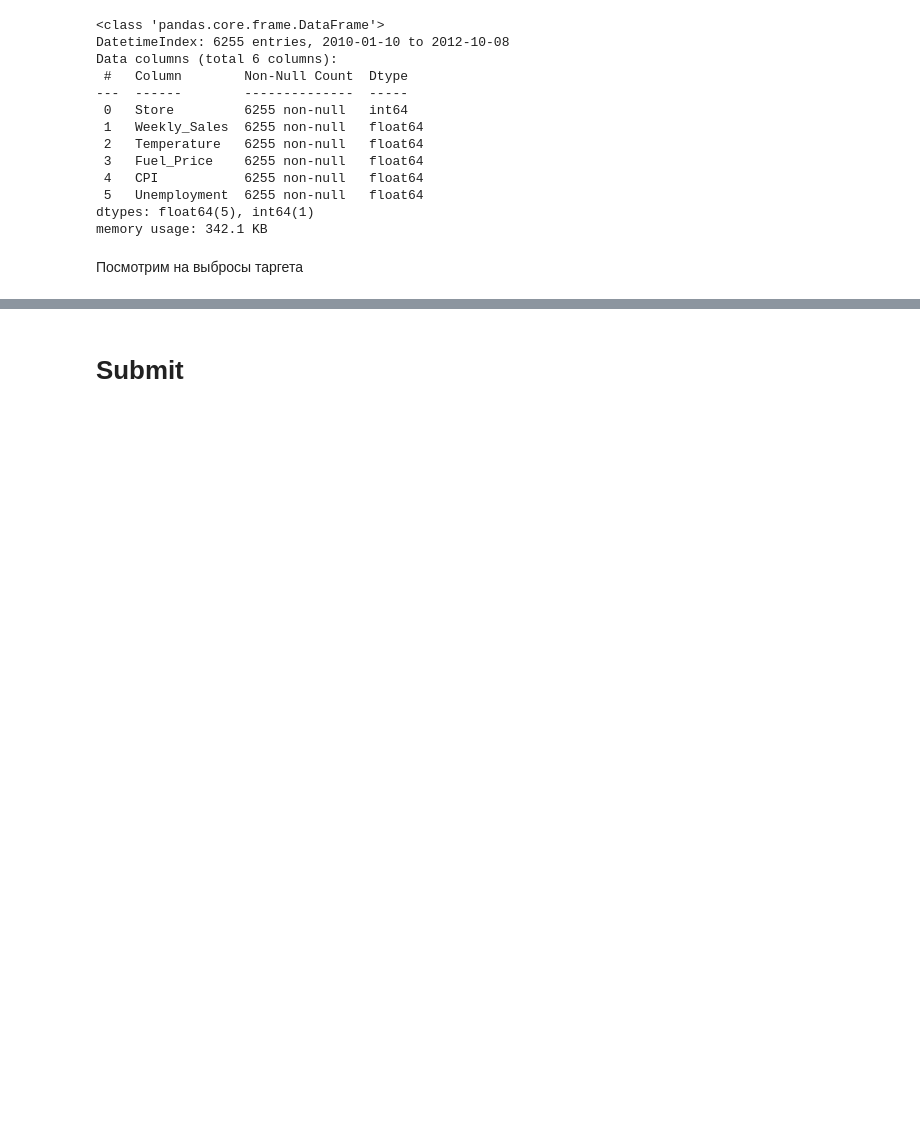
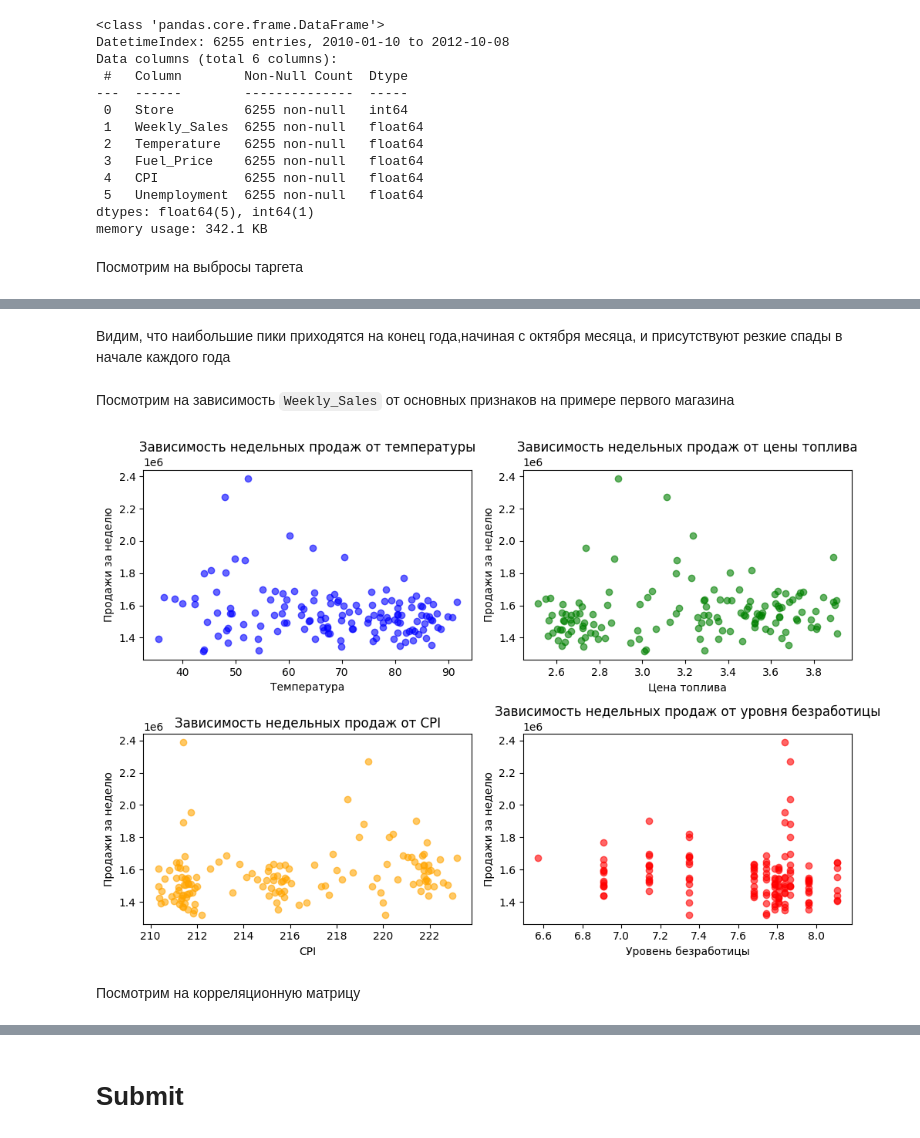
Before and after one commit to anastasia-nemkova/ML_labs, a Jupyter notebook: lab3/submit.ipynb, the cells around one changed output, grey strips where cells are left out. Cells and saved outputs as stored; diff of their text form; code cells hidden in the pictures; blank space fills up the shorter version.

```diff
--- a/lab3/submit.ipynb
+++ b/lab3/submit.ipynb
@@ -306,0 +120,38 @@ MAPE: 0.06656527594022771
+# %% [markdown]
+Видим, что наибольшие пики приходятся на конец года,начиная с октября месяца, и присутствуют резкие спады в начале каждого года
+# %% [markdown]
+Посмотрим на зависимость `Weekly_Sales` от основных признаков на примере первого магазина
+# %%
+store_1_df = train_df[train_df['Store'] == 1]
+
+plt.figure(figsize=(10, 7))
+plt.subplot(2, 2, 1)
+plt.scatter(store_1_df['Temperature'], store_1_df['Weekly_Sales'], color='blue', alpha=0.6)
+plt.title("Зависимость недельных продаж от температуры")
+plt.xlabel("Температура")
+plt.ylabel('Продажи за неделю')
+
+plt.subplot(2, 2, 2)
+plt.scatter(store_1_df['Fuel_Price'], store_1_df['Weekly_Sales'], color='green', alpha=0.6)
+plt.title("Зависимость недельных продаж от цены топлива")
+plt.xlabel("Цена топлива")
+plt.ylabel('Продажи за неделю')
+
+plt.subplot(2, 2, 3)
+plt.scatter(store_1_df['CPI'], store_1_df['Weekly_Sales'], color='orange', alpha=0.6)
+plt.title("Зависимость недельных продаж от CPI")
+plt.xlabel("CPI")
+plt.ylabel('Продажи за неделю')
+
+plt.subplot(2, 2, 4)
+plt.scatter(store_1_df['Unemployment'], store_1_df['Weekly_Sales'], color='red', alpha=0.6)
+plt.title("Зависимость недельных продаж от уровня безработицы")
+plt.xlabel("Уровень безработицы")
+plt.ylabel('Продажи за неделю')
+
+plt.tight_layout()
+plt.show()
+# %% [output]
+[figure, added]
+# %% [markdown]
+Посмотрим на корреляционную матрицу
```
Also changed, not shown: parts of 44 cells of this notebook, 1 other file.
